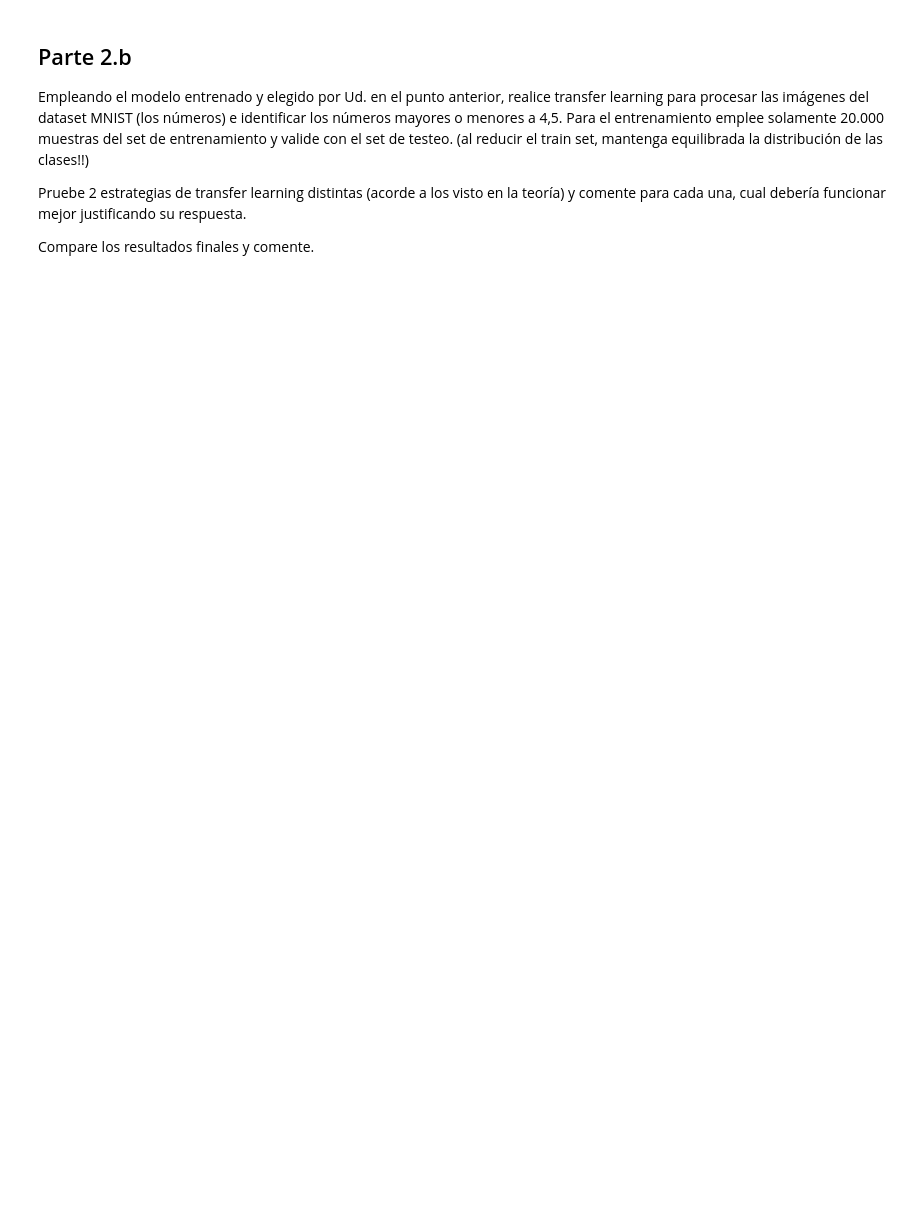
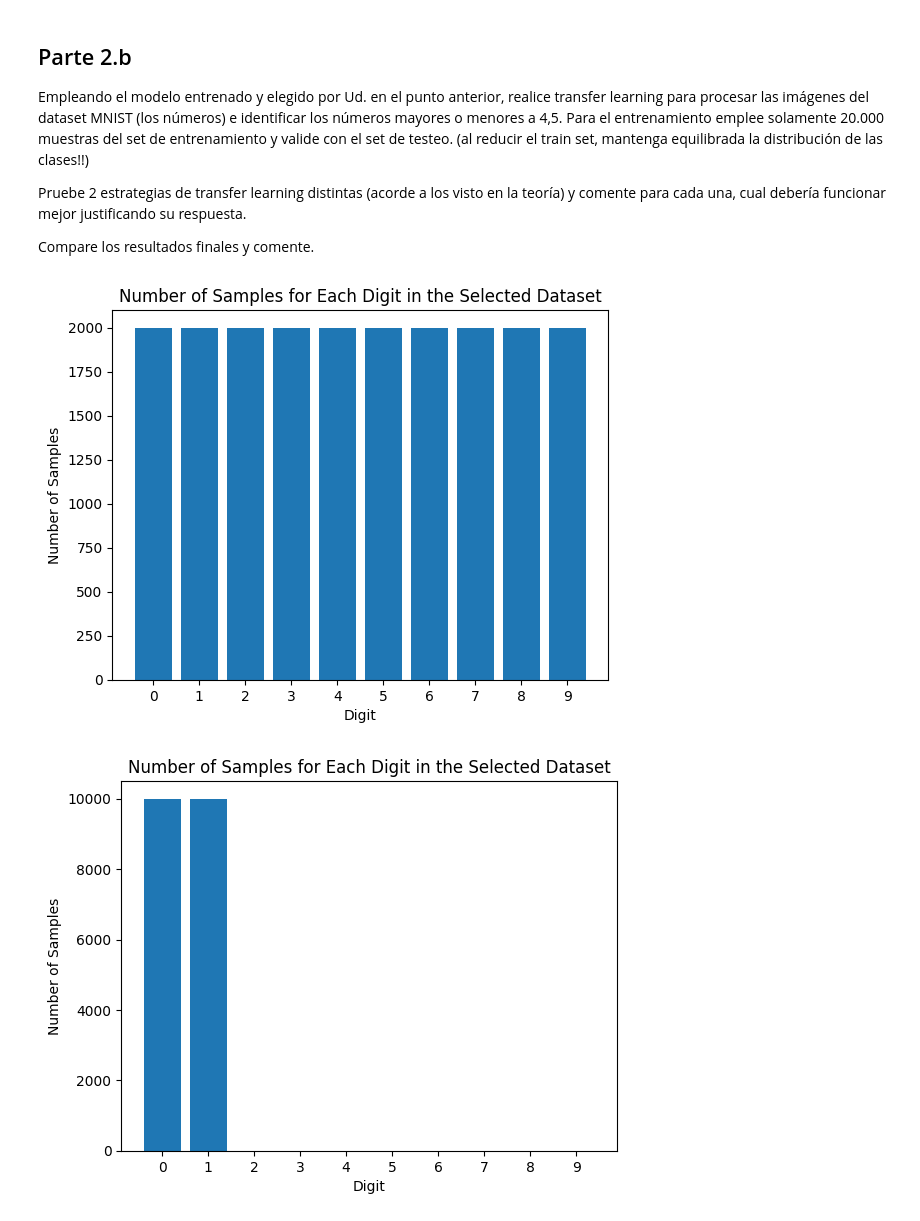
Before and after one commit to Nicotertu/nicotertu.github.io, a Jupyter notebook: python notebooks/Deep_Learning_TP2_JUNIO_2024.ipynb, the cells around one changed output. Saved outputs shown, nothing was run; the diff lists cells and outputs as text; code cells hidden in the pictures; blank space fills up the shorter version.

```diff
--- a/python notebooks/Deep_Learning_TP2_JUNIO_2024.ipynb
+++ b/python notebooks/Deep_Learning_TP2_JUNIO_2024.ipynb
@@ -244,10 +291,36 @@ class ClothingPredictor(nn.Module):
-# %%
-# Download train data from open datasets.
-train_data2 = datasets.MNIST(root='data', train=True, download=True, transform=ToTensor(),)
-for i in range(len(train_data2.targets)):
-    train_data2.targets[i] = 1 if train_data2.targets[i] > 4 else 0
-
-# Download test data from open datsets.
-test_data2 = datasets.MNIST(root='data', train=False, download=True, transform=ToTensor(),)
-for i in range(len(test_data2.targets)):
-    test_data2.targets[i] = 1 if test_data2.targets[i] > 4 else 0
+# %%
+# Download train data from open datasets.
+train_data2 = datasets.MNIST(root='data', train=True, download=True, transform=ToTensor(),)
+
+indices_by_class = [np.where(train_data2.targets == i)[0] for i in range(10)]
+num_samples_per_class = 20000 // 10
+selected_indices = [np.random.choice(indices, num_samples_per_class, replace=False) for indices in indices_by_class]
+selected_indices = np.concatenate(selected_indices)
+np.random.shuffle(selected_indices)
+
+train_data2.data = train_data2.data[selected_indices]
+train_data2.targets = train_data2.targets[selected_indices]
+
+counts = np.bincount(train_data2.targets.numpy(), minlength=10)
+plt.bar(range(10), counts)
+plt.xlabel('Digit')
+plt.ylabel('Number of Samples')
+plt.title('Number of Samples for Each Digit in the Selected Dataset')
+plt.xticks(range(10))
+plt.show()
+
+train_data2.targets = (train_data2.targets > 4).long()
+counts = np.bincount(train_data2.targets.numpy(), minlength=10)
+plt.bar(range(10), counts)
+plt.xlabel('Digit')
+plt.ylabel('Number of Samples')
+plt.title('Number of Samples for Each Digit in the Selected Dataset')
+plt.xticks(range(10))
+plt.show()
+
+# Download test data from open datsets.
+test_data2 = datasets.MNIST(root='data', train=False, download=True, transform=ToTensor(),)
+test_data2.targets = (test_data2.targets > 4).long()
+# %% [output]
+[figure, added]
+[figure, added]
```
Also changed, not shown: parts of 34 cells of this notebook, 3 other files.
